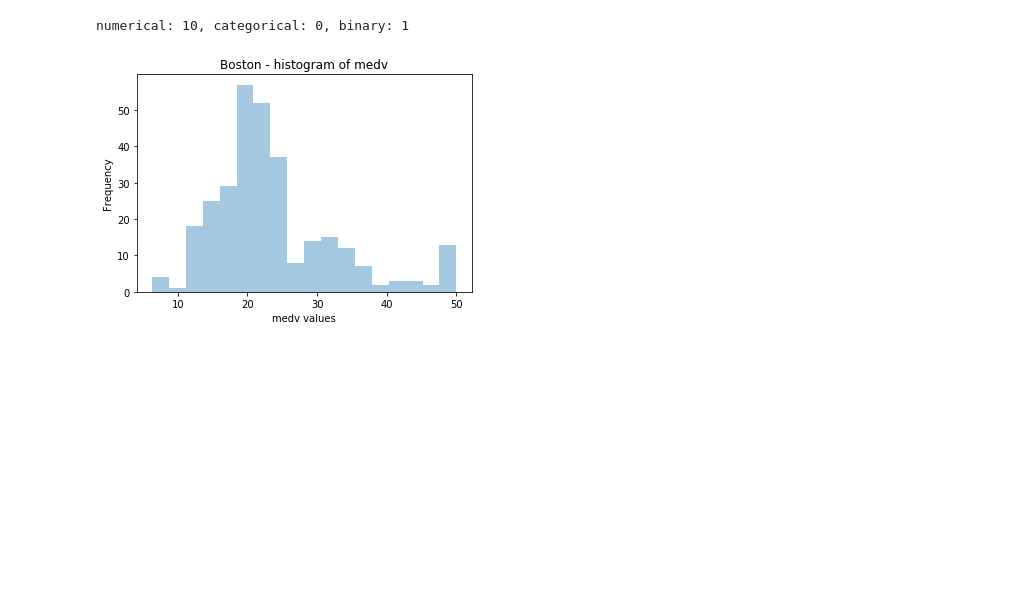
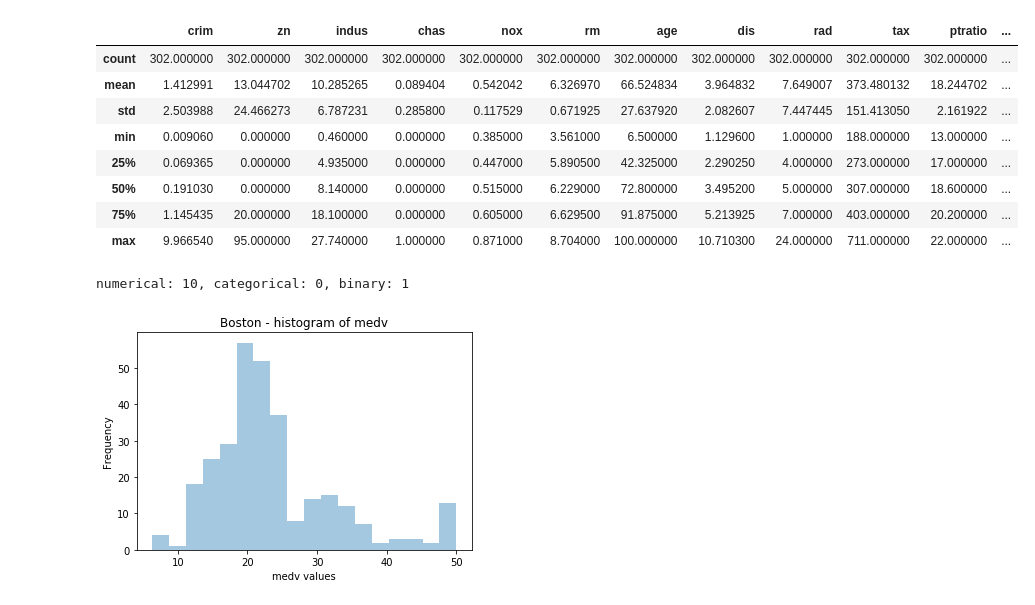
Before and after one commit to jlatko/preprocessing_tools_analysis, a Jupyter notebook: notebooks/analysis.ipynb, the cells around one changed output. Saved outputs shown, nothing was run; the diff lists cells and outputs as text; code cells hidden in the pictures; blank space fills up the shorter version.

```diff
--- a/notebooks/analysis.ipynb
+++ b/notebooks/analysis.ipynb
@@ -11,10 +11,22 @@ from statistics.cat_to_num import spearman_with
 
 from tools.datasets import get_boston, get_heart, get_houses, get_prudential
 
-data, labels, continuous, discrete, dummy, categorical, target = get_boston()
-# data, labels, continuous, discrete, dummy, categorical, target = get_heart()
-# data, labels, continuous, discrete, dummy, categorical, target = get_houses()
-# data, labels, continuous, discrete, dummy, categorical, target = get_prudential()
+data, labels, continuous, discrete, dummy, categorical, target, missing = get_boston()
+# data, labels, continuous, discrete, dummy, categorical, target, missing = get_heart()
+# data, labels, continuous, discrete, dummy, categorical, target, missing = get_houses()
+# data, labels, continuous, discrete, dummy, categorical, target, missing = get_prudential()
+# %%
+data.describe()
+# %% [output]
+|  | crim | zn | indus | chas | nox | rm | age | dis | rad | tax | ptratio | ... |
+| count | 302.000000 | 302.000000 | 302.000000 | 302.000000 | 302.000000 | 302.000000 | 302.000000 | 302.000000 | 302.000000 | 302.000000 | 302.000000 | ... |
+| mean | 1.412991 | 13.044702 | 10.285265 | 0.089404 | 0.542042 | 6.326970 | 66.524834 | 3.964832 | 7.649007 | 373.480132 | 18.244702 | ... |
+| std | 2.503988 | 24.466273 | 6.787231 | 0.285800 | 0.117529 | 0.671925 | 27.637920 | 2.082607 | 7.447445 | 151.413050 | 2.161922 | ... |
+| min | 0.009060 | 0.000000 | 0.460000 | 0.000000 | 0.385000 | 3.561000 | 6.500000 | 1.129600 | 1.000000 | 188.000000 | 13.000000 | ... |
+| 25% | 0.069365 | 0.000000 | 4.935000 | 0.000000 | 0.447000 | 5.890500 | 42.325000 | 2.290250 | 4.000000 | 273.000000 | 17.000000 | ... |
+| 50% | 0.191030 | 0.000000 | 8.140000 | 0.000000 | 0.515000 | 6.229000 | 72.800000 | 3.495200 | 5.000000 | 307.000000 | 18.600000 | ... |
+| 75% | 1.145435 | 20.000000 | 18.100000 | 0.000000 | 0.605000 | 6.629500 | 91.875000 | 5.213925 | 7.000000 | 403.000000 | 20.200000 | ... |
+| max | 9.966540 | 95.000000 | 27.740000 | 1.000000 | 0.871000 | 8.704000 | 100.000000 | 10.710300 | 24.000000 | 711.000000 | 22.000000 | ... |
 # %%
 print("numerical: {}, categorical: {}, binary: {}".format(
     len(continuous)+len(discrete), len(categorical), len(dummy)))
```
Also changed, not shown: 1 other file.
